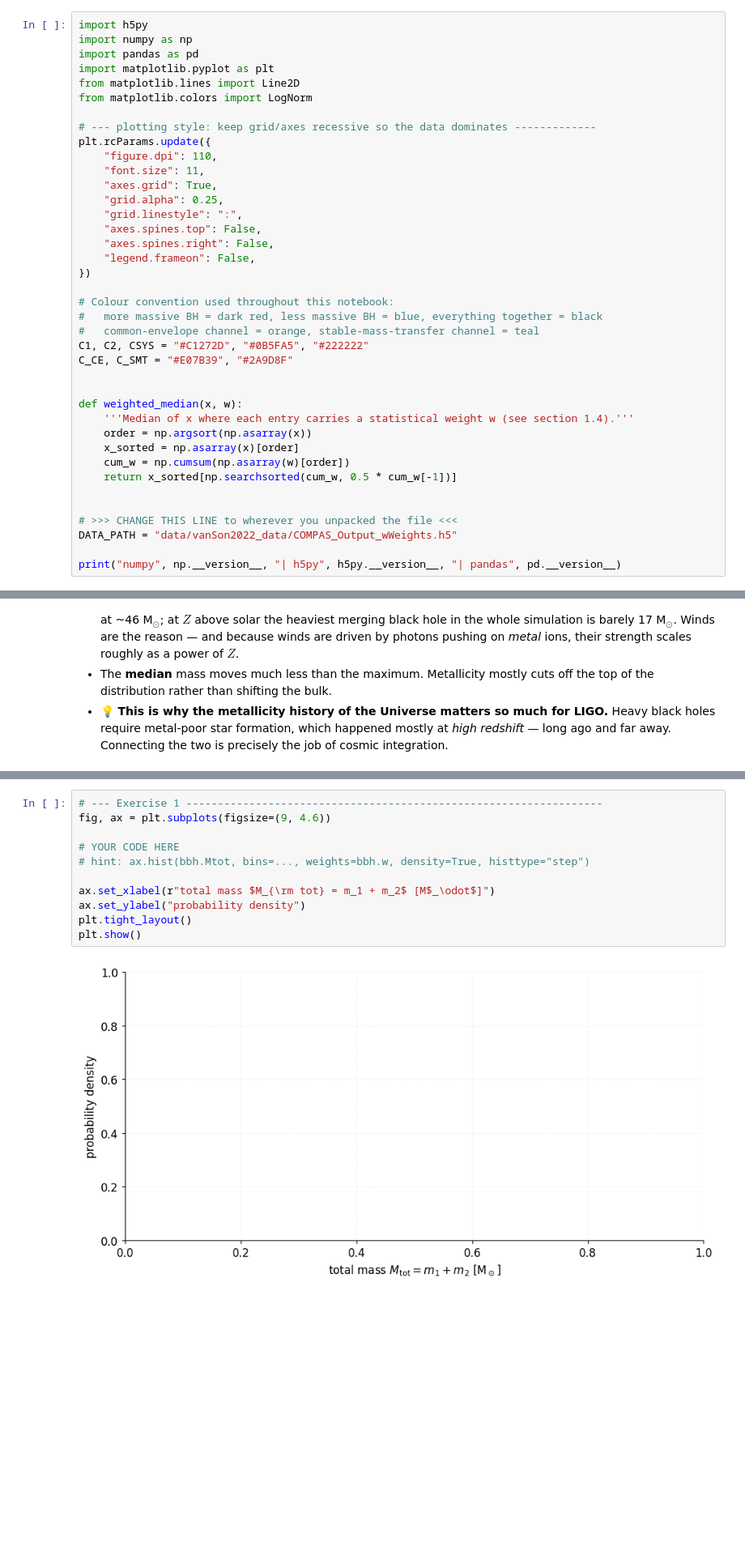
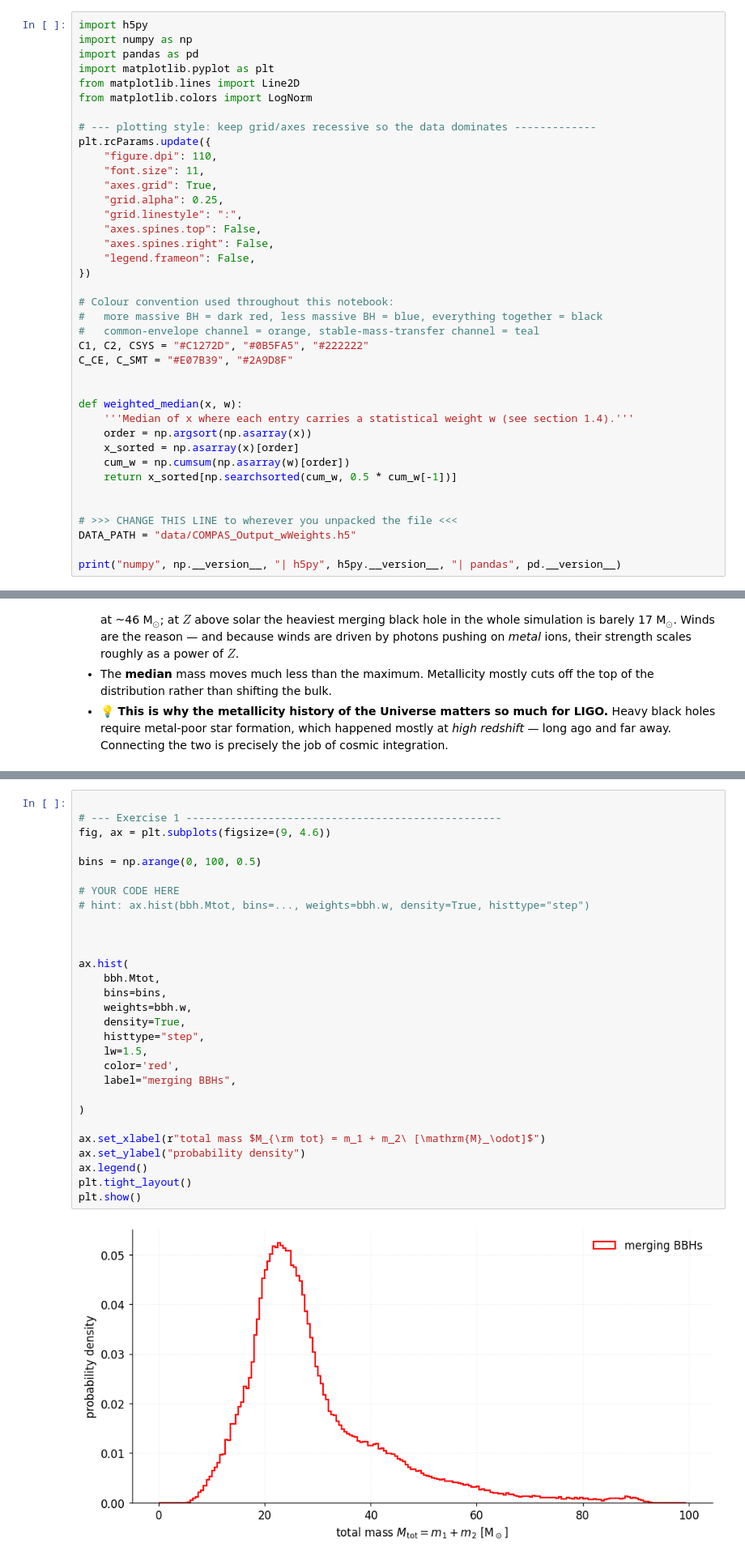
Before and after one commit to GalacticHalo13/GROWL-catalog-public, a Jupyter notebook: onboarding_growl/analysing_a_population_of_gravitational_wave_sources.ipynb, the cells around one changed output, grey strips where cells are left out. Shown at 81% size. Cells and saved outputs as stored; diff of their text form; blank space fills up the shorter version.

```diff
--- a/onboarding_growl/analysing_a_population_of_gravitational_wave_sources.ipynb
+++ b/onboarding_growl/analysing_a_population_of_gravitational_wave_sources.ipynb
@@ -212,7 +212,7 @@ def weighted_median(x, w):
 
 
 # >>> CHANGE THIS LINE to wherever you unpacked the file <<<
-DATA_PATH = "data/vanSon2022_data/COMPAS_Output_wWeights.h5"
+DATA_PATH = "data/COMPAS_Output_wWeights.h5"
 
 print("numpy", np.__version__, "| h5py", h5py.__version__, "| pandas", pd.__version__)
 # %% [output]
@@ -1156,13 +1158,31 @@ one in $m_1$? Explain why or why not.
 # %%
-# --- Exercise 1 ------------------------------------------------------------------
+
+# --- Exercise 1 --------------------------------------------------
 fig, ax = plt.subplots(figsize=(9, 4.6))
+
+bins = np.arange(0, 100, 0.5)
 
 # YOUR CODE HERE
 # hint: ax.hist(bbh.Mtot, bins=..., weights=bbh.w, density=True, histtype="step")
 
-ax.set_xlabel(r"total mass $M_{\rm tot} = m_1 + m_2$ [M$_\odot$]")
+
+
+ax.hist(
+    bbh.Mtot,
+    bins=bins,
+    weights=bbh.w,
+    density=True,
+    histtype="step",
+    lw=1.5,
+    color='red',
+    label="merging BBHs",
+
+)
+
+ax.set_xlabel(r"total mass $M_{\rm tot} = m_1 + m_2\ [\mathrm{M}_\odot]$")
 ax.set_ylabel("probability density")
+ax.legend()
 plt.tight_layout()
 plt.show()
 # %% [output]
-[figure, old version]
+[figure, new version]
```
Also changed, not shown: parts of 4 cells of this notebook.
